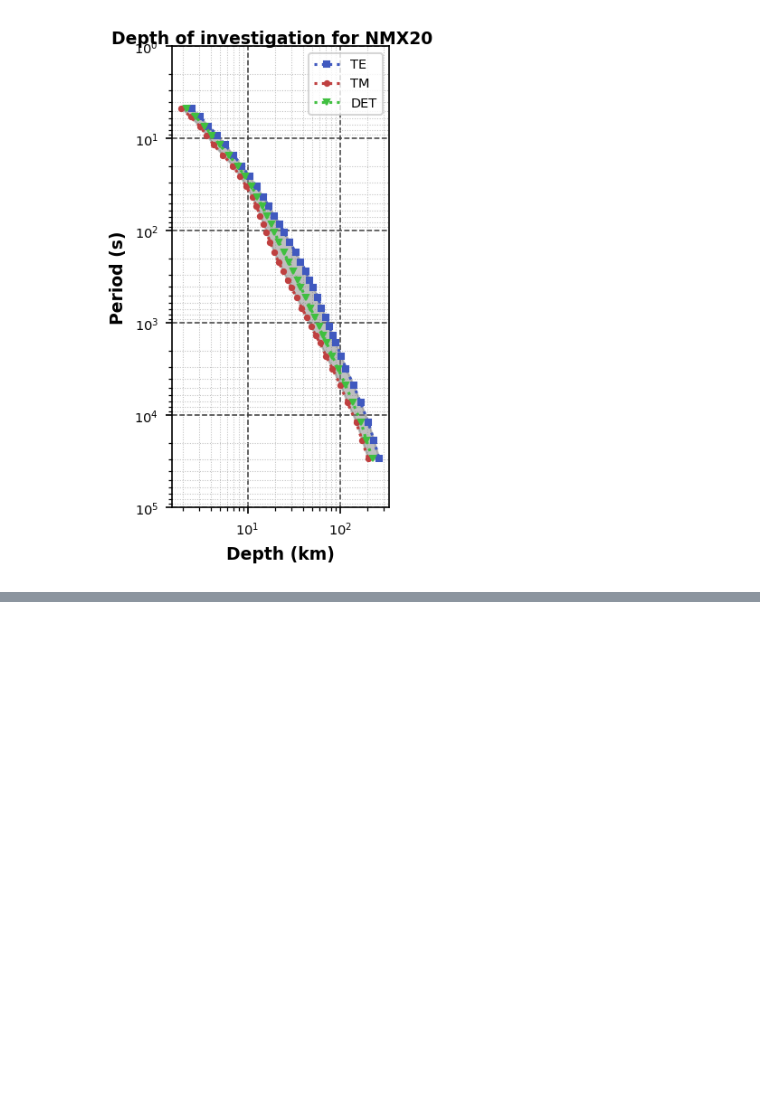
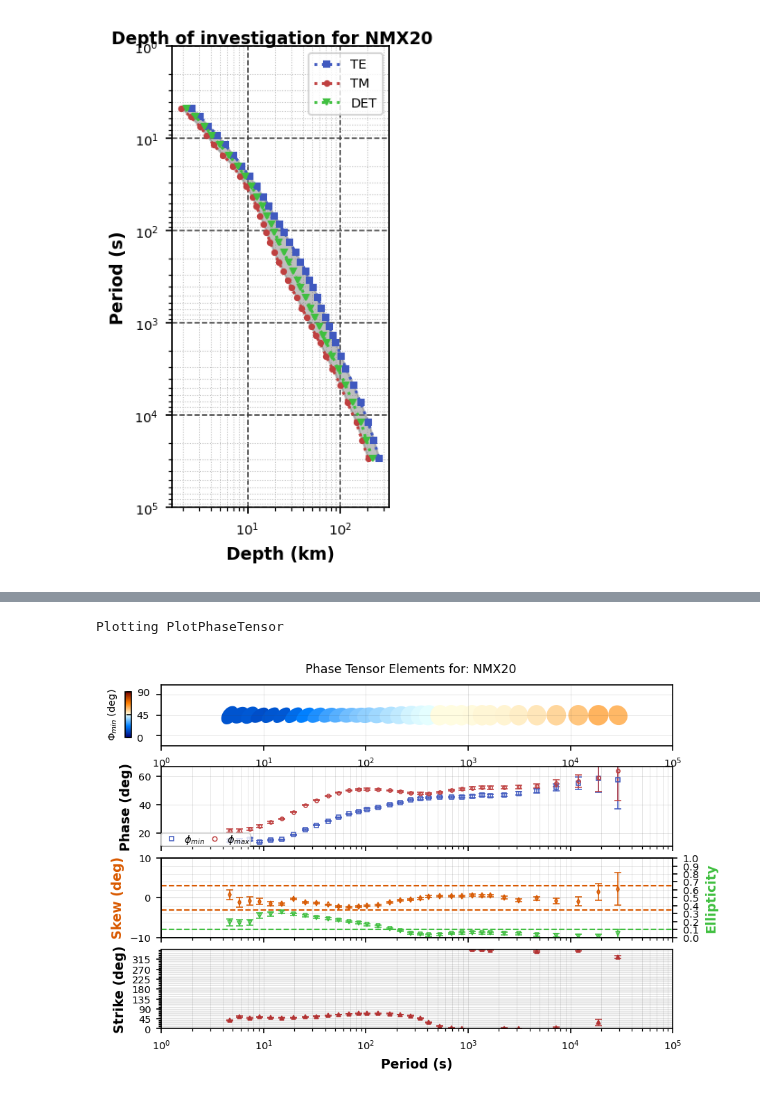
Before and after one commit to MTgeophysics/mtpy-v2, a Jupyter notebook: docs/source/notebooks/mt_object.ipynb, the cells around one changed output, grey strips where cells are left out. Saved outputs shown, nothing was run; the diff lists cells and outputs as text; code cells hidden in the pictures; blank space fills up the shorter version.

```diff
--- a/docs/source/notebooks/mt_object.ipynb
+++ b/docs/source/notebooks/mt_object.ipynb
@@ -448,0 +463,6 @@ plot_nb = mt_object.plot_depth_of_penetration()
+# %%
+rotated = mt_object.rotate(-270, inplace=False)
+rotated.plot_phase_tensor()
+# %% [output]
+Plotting PlotPhaseTensor
+[figure, added]
```
Also changed, not shown: parts of 19 cells of this notebook, 4 other files.
